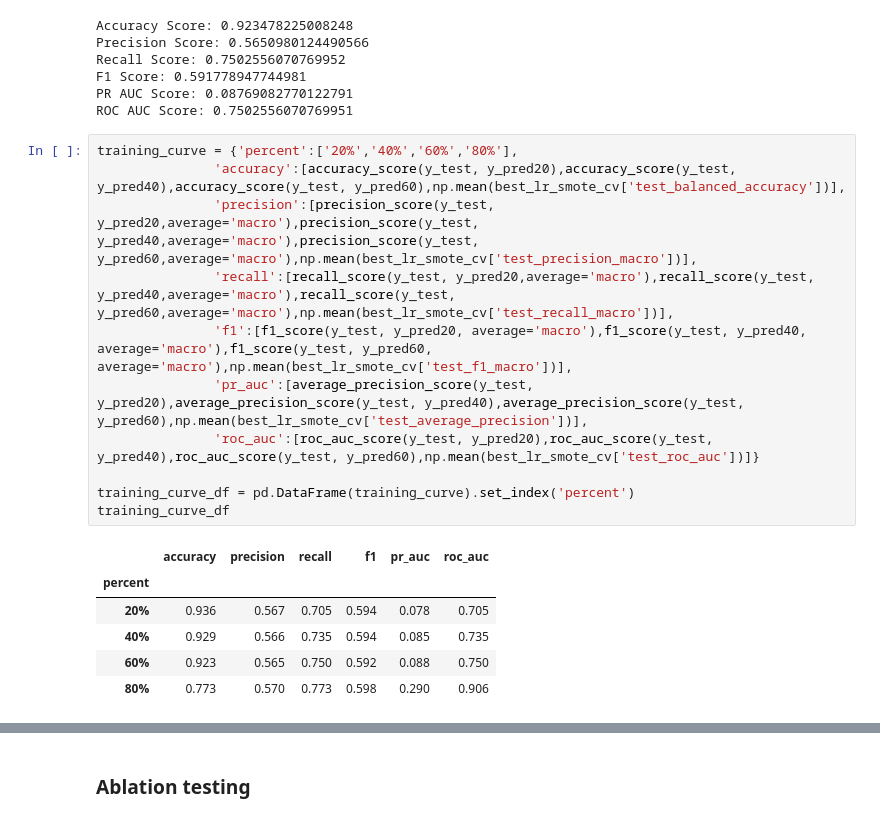
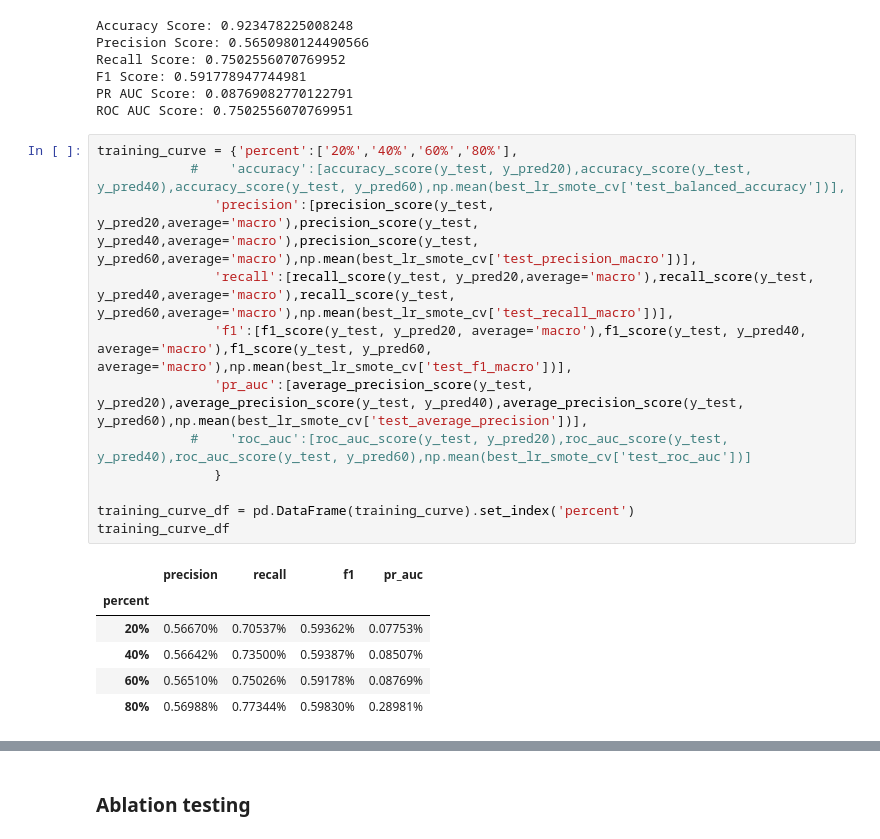
Before and after one commit to mollykstark/SIADS-Milestone-II, a Jupyter notebook: src/notebooks/supervised.ipynb, the cells around one changed output, grey strips where cells are left out. Cells and saved outputs as stored; diff of their text form.

Commit message:
added percentages

```diff
--- a/src/notebooks/supervised.ipynb
+++ b/src/notebooks/supervised.ipynb
@@ -828,22 +838,23 @@ PR AUC Score: 0.08769082770122791
 ROC AUC Score: 0.7502556070769951
 # %%
 training_curve = {'percent':['20%','40%','60%','80%'],
-               'accuracy':[accuracy_score(y_test, y_pred20),accuracy_score(y_test, y_pred40),accuracy_score(y_test, y_pred60),np.mean(best_lr_smote_cv['test_balanced_accuracy'])],
+            #    'accuracy':[accuracy_score(y_test, y_pred20),accuracy_score(y_test, y_pred40),accuracy_score(y_test, y_pred60),np.mean(best_lr_smote_cv['test_balanced_accuracy'])],
                'precision':[precision_score(y_test, y_pred20,average='macro'),precision_score(y_test, y_pred40,average='macro'),precision_score(y_test, y_pred60,average='macro'),np.mean(best_lr_smote_cv['test_precision_macro'])],
                'recall':[recall_score(y_test, y_pred20,average='macro'),recall_score(y_test, y_pred40,average='macro'),recall_score(y_test, y_pred60,average='macro'),np.mean(best_lr_smote_cv['test_recall_macro'])],
                'f1':[f1_score(y_test, y_pred20, average='macro'),f1_score(y_test, y_pred40, average='macro'),f1_score(y_test, y_pred60, average='macro'),np.mean(best_lr_smote_cv['test_f1_macro'])],
                'pr_auc':[average_precision_score(y_test, y_pred20),average_precision_score(y_test, y_pred40),average_precision_score(y_test, y_pred60),np.mean(best_lr_smote_cv['test_average_precision'])],
-               'roc_auc':[roc_auc_score(y_test, y_pred20),roc_auc_score(y_test, y_pred40),roc_auc_score(y_test, y_pred60),np.mean(best_lr_smote_cv['test_roc_auc'])]}
+            #    'roc_auc':[roc_auc_score(y_test, y_pred20),roc_auc_score(y_test, y_pred40),roc_auc_score(y_test, y_pred60),np.mean(best_lr_smote_cv['test_roc_auc'])]
+               }
 
 training_curve_df = pd.DataFrame(training_curve).set_index('percent')
 training_curve_df
 # %% [output]
-|  | accuracy | precision | recall | f1 | pr_auc | roc_auc |
-| percent |  |  |  |  |  |  |
-| 20% | 0.936 | 0.567 | 0.705 | 0.594 | 0.078 | 0.705 |
-| 40% | 0.929 | 0.566 | 0.735 | 0.594 | 0.085 | 0.735 |
-| 60% | 0.923 | 0.565 | 0.750 | 0.592 | 0.088 | 0.750 |
-| 80% | 0.773 | 0.570 | 0.773 | 0.598 | 0.290 | 0.906 |
+|  | precision | recall | f1 | pr_auc |
+| percent |  |  |  |  |
+| 20% | 0.56670% | 0.70537% | 0.59362% | 0.07753% |
+| 40% | 0.56642% | 0.73500% | 0.59387% | 0.08507% |
+| 60% | 0.56510% | 0.75026% | 0.59178% | 0.08769% |
+| 80% | 0.56988% | 0.77344% | 0.59830% | 0.28981% |
 # %%
 training_curve_df.plot(kind='line', figsize=(10, 6))
 plt.title('Training Curve Evaluation Metrics')
```
Also changed, not shown: parts of 4 cells of this notebook, 1 other file.
